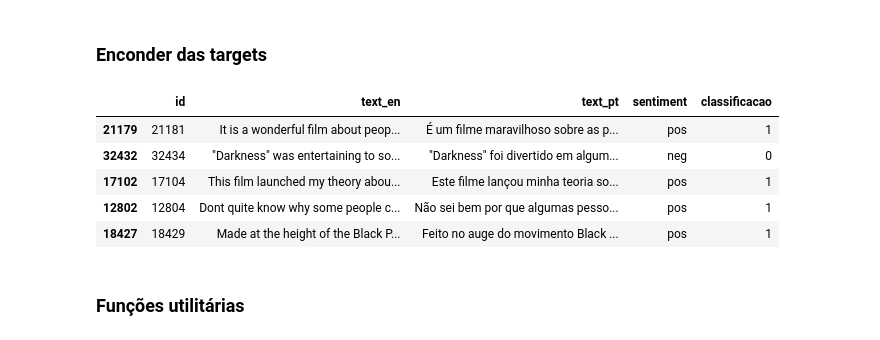
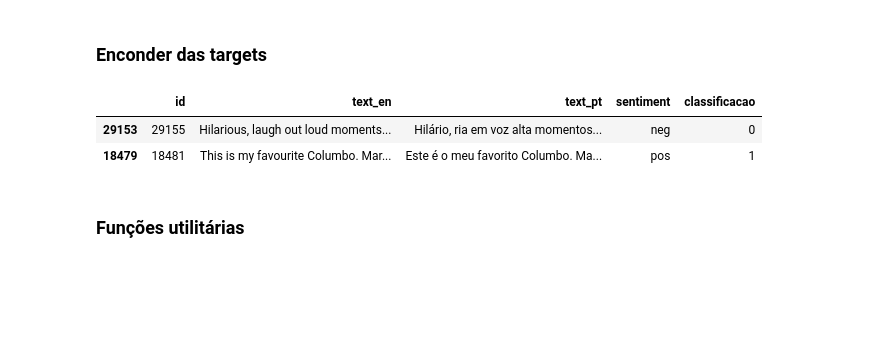
Before and after one commit to LilianeAquino/notebooks_cursos_alura, a Jupyter notebook: NLP/Parte 1/nlp_alura.ipynb, the cells around one changed output. Saved outputs shown, nothing was run; the diff lists cells and outputs as text; code cells hidden in the pictures; blank space fills up the shorter version.

```diff
--- a/NLP/Parte 1/nlp_alura.ipynb
+++ b/NLP/Parte 1/nlp_alura.ipynb
@@ -71,14 +74,11 @@ Name: sentiment, dtype: int64
 # %%
 classificacao = resenha['sentiment'].replace(['neg', 'pos'], [0, 1])
 resenha['classificacao'] = classificacao
-resenha.sample(5)
+resenha.sample(2)
 # %% [output]
 |  | id | text_en | text_pt | sentiment | classificacao |
-| 21179 | 21181 | It is a wonderful film about peop... | É um filme maravilhoso sobre as p... | pos | 1 |
-| 32432 | 32434 | "Darkness" was entertaining to so... | "Darkness" foi divertido em algum... | neg | 0 |
-| 17102 | 17104 | This film launched my theory abou... | Este filme lançou minha teoria so... | pos | 1 |
-| 12802 | 12804 | Dont quite know why some people c... | Não sei bem por que algumas pesso... | pos | 1 |
-| 18427 | 18429 | Made at the height of the Black P... | Feito no auge do movimento Black ... | pos | 1 |
+| 29153 | 29155 | Hilarious, laugh out loud moments... | Hilário, ria em voz alta momentos... | neg | 0 |
+| 18479 | 18481 | This is my favourite Columbo. Mar... | Este é o meu favorito Columbo. Ma... | pos | 1 |
 # %% [markdown]
 ### Funções utilitárias
 # %%
```
Also changed, not shown: parts of 16 cells of this notebook.
